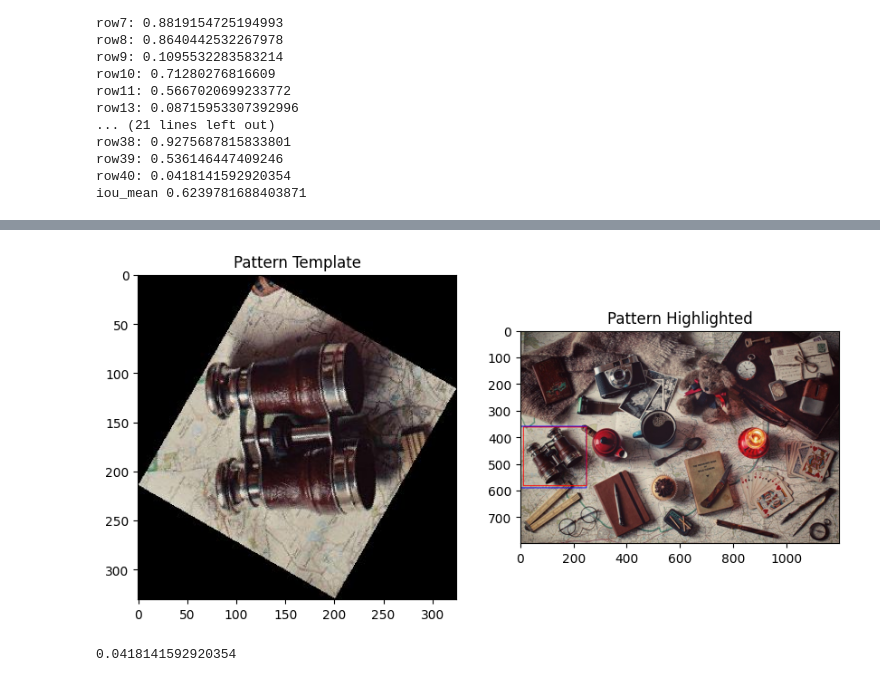
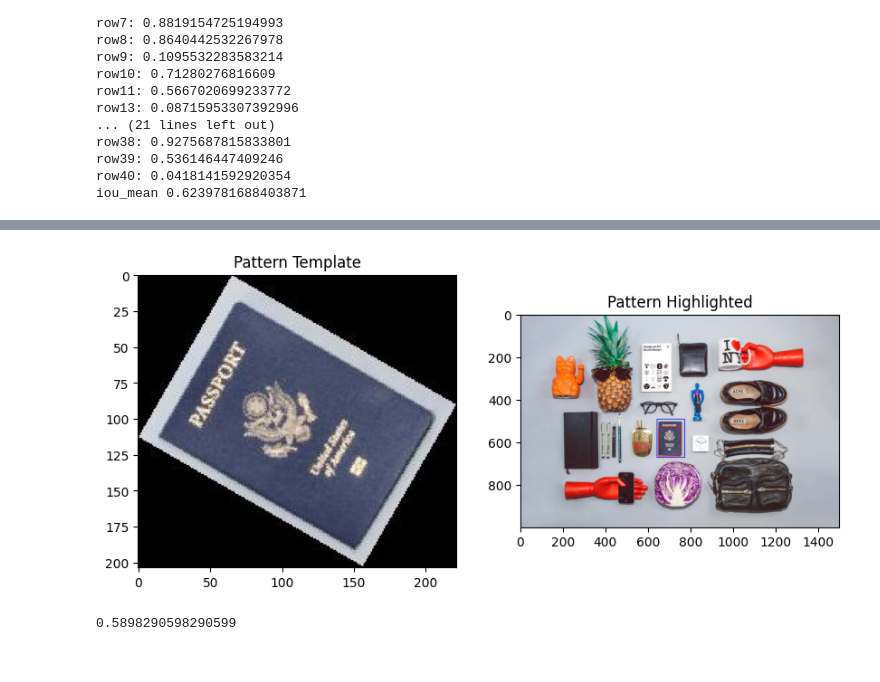
Before and after one commit to ogalay/cv_lab_2, a Jupyter notebook: cv_lab2.ipynb, the cells around one changed output, grey strips where cells are left out. Cells and saved outputs as stored; diff of their text form; code cells hidden in the pictures.

```diff
--- a/cv_lab2.ipynb
+++ b/cv_lab2.ipynb
@@ -110,8 +110,11 @@ row38: 0.9275687815833801
 row39: 0.536146447409246
 row40: 0.0418141592920354
 iou_mean 0.6239781688403871
+# %%
+import matplotlib as mpl
+mpl.rcParams['figure.dpi'] = 100
 # %%
-img1 = cv2.imread("dataset/22.jpg")
+img1 = cv2.imread("dataset/4.jpg")
 #plt.axis('off')
 plt.imshow(cv2.cvtColor(img1, cv2.COLOR_BGR2RGB))
 # %% [output]
@@ -120,5 +123,5 @@ plt.imshow(cv2.cvtColor(img1, cv2.COLOR_BGR2RGB))
 # %%
-img2 = cv2.imread("dataset/pattern/cropped_img_22.jpg")
+img2 = cv2.imread("dataset/pattern/cropped_img_4.jpg")
 plt.axis('off')
 plt.imshow(img2)
 # %% [output]
@@ -127,10 +130,10 @@ plt.imshow(img2)
 # %%
-high_start, high_end = matchTemplate("dataset/22.jpg", "dataset/pattern/cropped_img_22.jpg")
+high_start, high_end = matchTemplate("dataset/4.jpg", "dataset/pattern/cropped_img_4.jpg")
 # %%
-show(img1, img2, high_start, high_end, dataset.iloc[19])
+show(img1, img2, high_start, high_end, dataset.iloc[3])
 # %% [output]
-[figure, old version]
+[figure, new version]
 # %%
-iou(dataset.iloc[35], high_start, high_end)
+iou(dataset.iloc[3], high_start, high_end)
 # %% [output]
-0.0418141592920354
+0.5898290598290599
```
Also changed, not shown: parts of 5 cells of this notebook, 2 other files.
